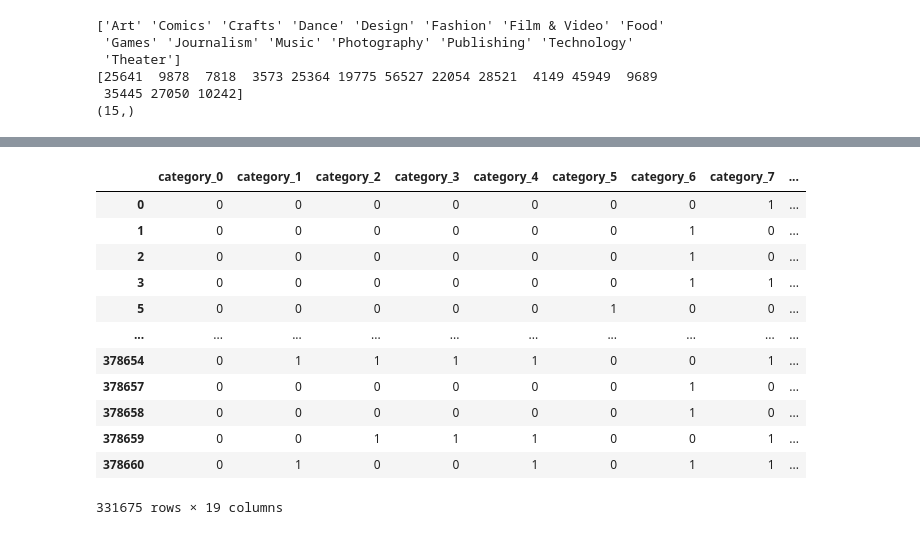
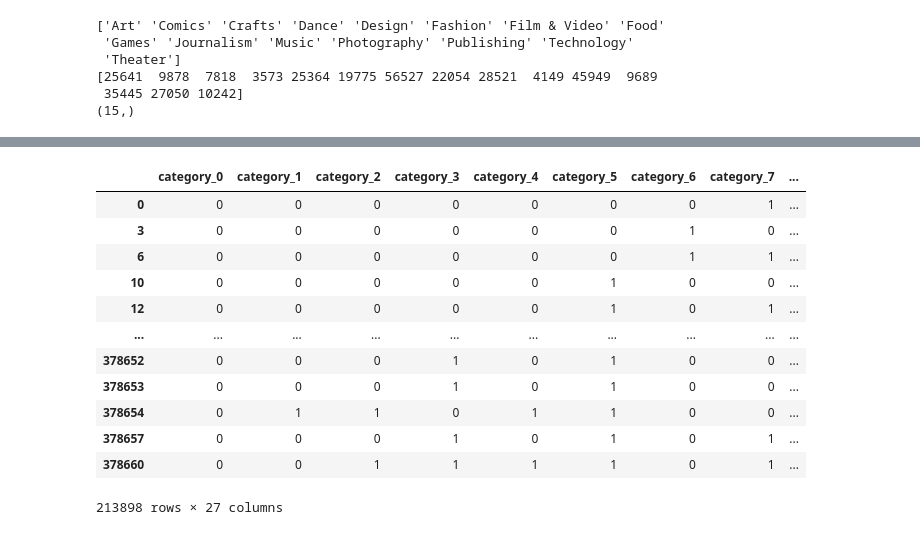
Before and after one commit to jaesmoris/Kickstarter_projects_kaggle, a Jupyter notebook: Kickstarter_projects.ipynb, the cells around one changed output, grey strips where cells are left out. Saved outputs shown, nothing was run; the diff lists cells and outputs as text; code cells hidden in the pictures.

Commit message:
Nuevo repaso de datos, binary encoding aplicado, normalizacion de datos y primeros modelos

```diff
--- a/Kickstarter_projects.ipynb
+++ b/Kickstarter_projects.ipynb
@@ -60,13 +67,24 @@ Hemos tenido mucha suerte al no tener NaNs
 # %%
 # definimos nuevos atributos
 df['elapsed_days'] = (pd.to_datetime(df['deadline'])-pd.to_datetime(df['launched'])).dt.total_seconds()/(3600*24)
+#df['deadline'] = (pd.to_datetime(df['deadline']) - dt.datetime(2009,1,1)).dt.total_seconds()
+#df['launched'] = (pd.to_datetime(df['launched']) - dt.datetime(2009,1,1)).dt.total_seconds()
+df = df.drop(columns=['launched', 'deadline'])
+
 df['pledged/backer'] = df['usd_pledged_real']/df['backers']
 df['pledged/backer'].fillna(value = 0, inplace=True)
+a = np.max(df['pledged/backer'])
+df.loc[df["pledged/backer"] == a, "pledged/backer"] = 0
 
 col_list = list(df.columns)
 x, y = col_list.index(df.columns[-1]), col_list.index('state')
 col_list[y], col_list[x] = col_list[x], col_list[y]
 df = df[col_list]
+
+col_list = list(df.columns)
+x, y = col_list.index('pledged/backer'), col_list.index('country')
+col_list[y], col_list[x] = col_list[x], col_list[y]
+df = df[col_list]
 # %%
 aux = df['state'].to_numpy()
 aux, auxn = np.unique(aux, return_counts = True)
@@ -146 +186,10 @@ Index(['category', 'main_category', 'currency', 'deadline', 'launched',
+# %%
+# outliers
+df1 = df[df['backers'] <= 200]
+df1 = df1[df1['usd_goal_real'] <= 10000]
+df1 = df1[df1['usd_goal_real'] >= 10]
+#df1 = df1[df1['usd_pledged_real'] <= 100000]
+df1 = df1[df1['pledged/backer'] <= 300]
+#df1 = df1[df1['pledged/backer'] > 0] #uncomment to see gamma distribution
+df = df1
 # %%
@@ -215,20 +229,21 @@ data1
 # %%
-ce_be = ce.BinaryEncoder(cols=['category']);
+ce_be = ce.BinaryEncoder(cols=df.columns[0:4]);
 
 # transform the data
 data_binary = ce_be.fit_transform(df);
-data_binary
+dff = data_binary
+dff
 # %% [output]
 |  | category_0 | category_1 | category_2 | category_3 | category_4 | category_5 | category_6 | category_7 | ... |
 | 0 | 0 | 0 | 0 | 0 | 0 | 0 | 0 | 1 | ... |
-| 1 | 0 | 0 | 0 | 0 | 0 | 0 | 1 | 0 | ... |
-| 2 | 0 | 0 | 0 | 0 | 0 | 0 | 1 | 0 | ... |
-| 3 | 0 | 0 | 0 | 0 | 0 | 0 | 1 | 1 | ... |
-| 5 | 0 | 0 | 0 | 0 | 0 | 1 | 0 | 0 | ... |
+| 3 | 0 | 0 | 0 | 0 | 0 | 0 | 1 | 0 | ... |
+| 6 | 0 | 0 | 0 | 0 | 0 | 0 | 1 | 1 | ... |
+| 10 | 0 | 0 | 0 | 0 | 0 | 1 | 0 | 0 | ... |
+| 12 | 0 | 0 | 0 | 0 | 0 | 1 | 0 | 1 | ... |
 | ... | ... | ... | ... | ... | ... | ... | ... | ... | ... |
-| 378654 | 0 | 1 | 1 | 1 | 1 | 0 | 0 | 1 | ... |
-| 378657 | 0 | 0 | 0 | 0 | 0 | 0 | 1 | 0 | ... |
-| 378658 | 0 | 0 | 0 | 0 | 0 | 0 | 1 | 0 | ... |
-| 378659 | 0 | 0 | 1 | 1 | 1 | 0 | 0 | 1 | ... |
-| 378660 | 0 | 1 | 0 | 0 | 1 | 0 | 1 | 1 | ... |
+| 378652 | 0 | 0 | 0 | 1 | 0 | 1 | 0 | 0 | ... |
+| 378653 | 0 | 0 | 0 | 1 | 0 | 1 | 0 | 0 | ... |
+| 378654 | 0 | 1 | 1 | 0 | 1 | 1 | 0 | 0 | ... |
+| 378657 | 0 | 0 | 0 | 1 | 0 | 1 | 0 | 1 | ... |
+| 378660 | 0 | 0 | 1 | 1 | 1 | 1 | 0 | 1 | ... |
-331675 rows × 19 columns
+213898 rows × 27 columns
```
Also changed, not shown: parts of 17 cells of this notebook.
